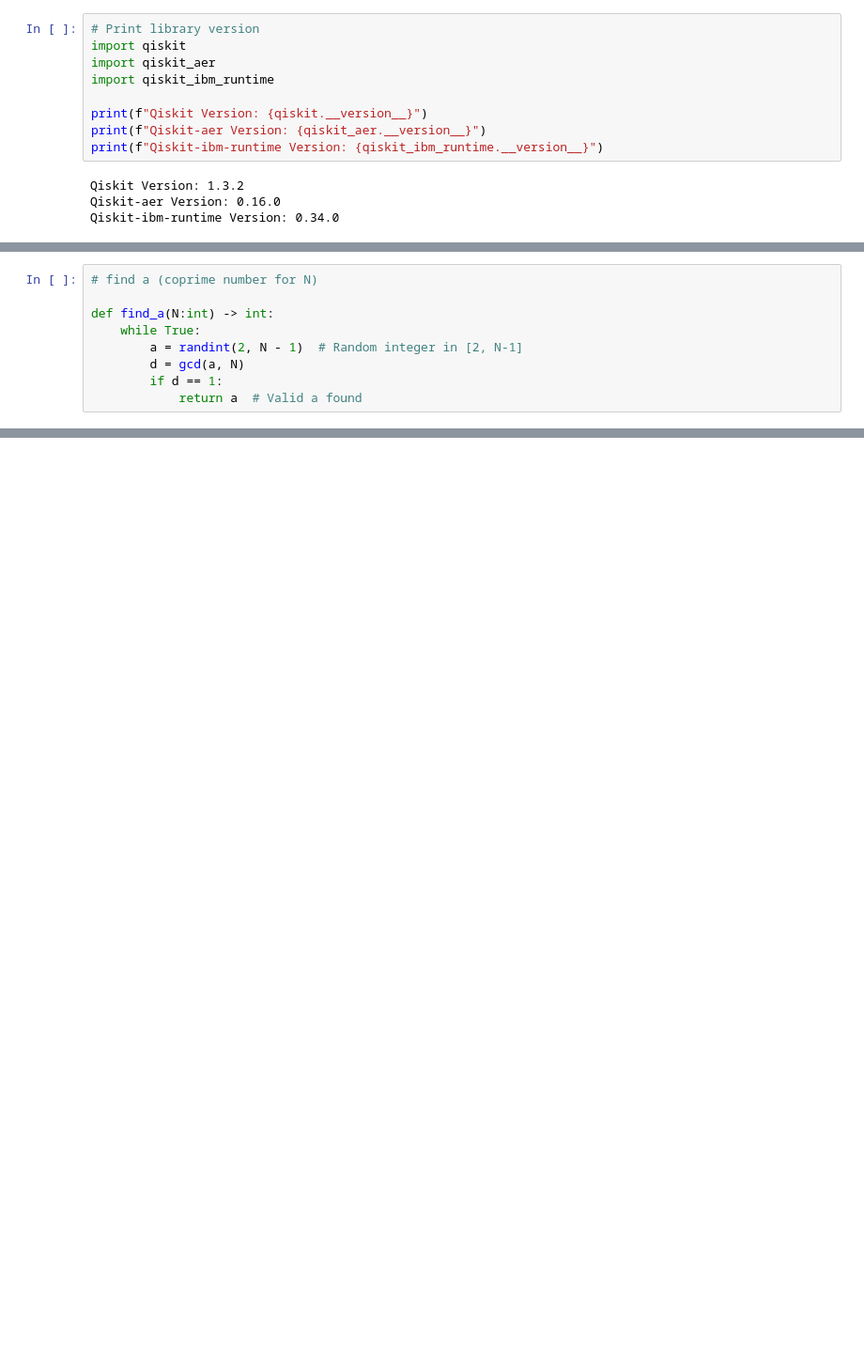
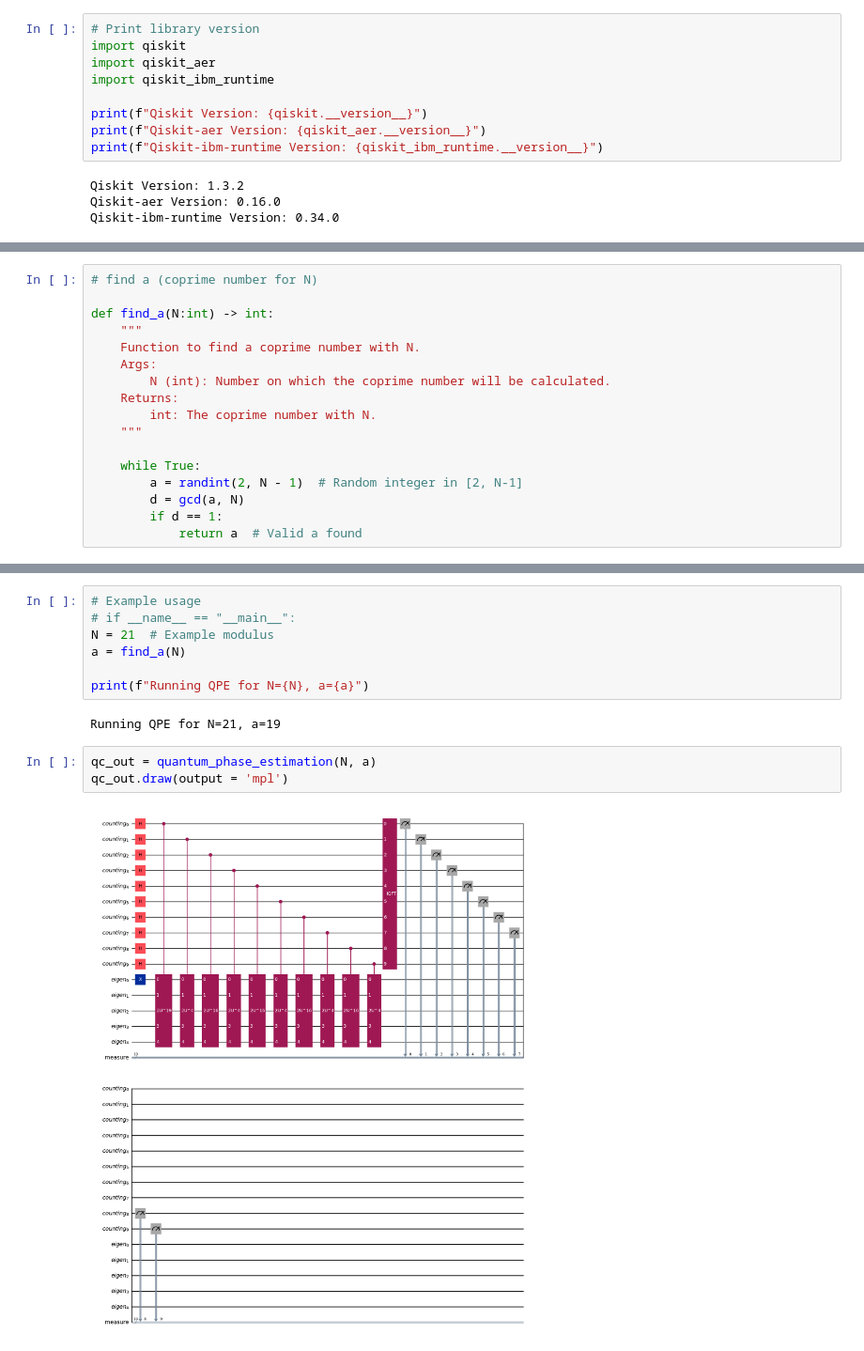
Before and after one commit to Alby02/shor-algorithm, a Jupyter notebook: shor_algorithm.ipynb, the cells around one changed output, grey strips where cells are left out. Shown at 94% size. Saved outputs shown, nothing was run; the diff lists cells and outputs as text; blank space fills up the shorter version.

```diff
--- a/shor_algorithm.ipynb
+++ b/shor_algorithm.ipynb
@@ -91,6 +64,14 @@ def period_to_factor(N:int, a:int , r:int ):
 # find a (coprime number for N)
 
 def find_a(N:int) -> int:
+    """
+    Function to find a coprime number with N.
+    Args:
+        N (int): Number on which the coprime number will be calculated.
+    Returns:
+        int: The coprime number with N.
+    """
+
     while True:
         a = randint(2, N - 1)  # Random integer in [2, N-1]
         d = gcd(a, N)
@@ -104,0 +198,14 @@ def phase_to_period(phase:float, N:int) -> int:
+# %%
+# Example usage
+# if __name__ == "__main__":
+N = 21  # Example modulus
+a = find_a(N)
+
+print(f"Running QPE for N={N}, a={a}")
+# %% [output]
+Running QPE for N=21, a=19
+# %%
+qc_out = quantum_phase_estimation(N, a)
+qc_out.draw(output = 'mpl')
+# %% [output]
+[figure, added]
```
Also changed, not shown: parts of 17 cells of this notebook.
